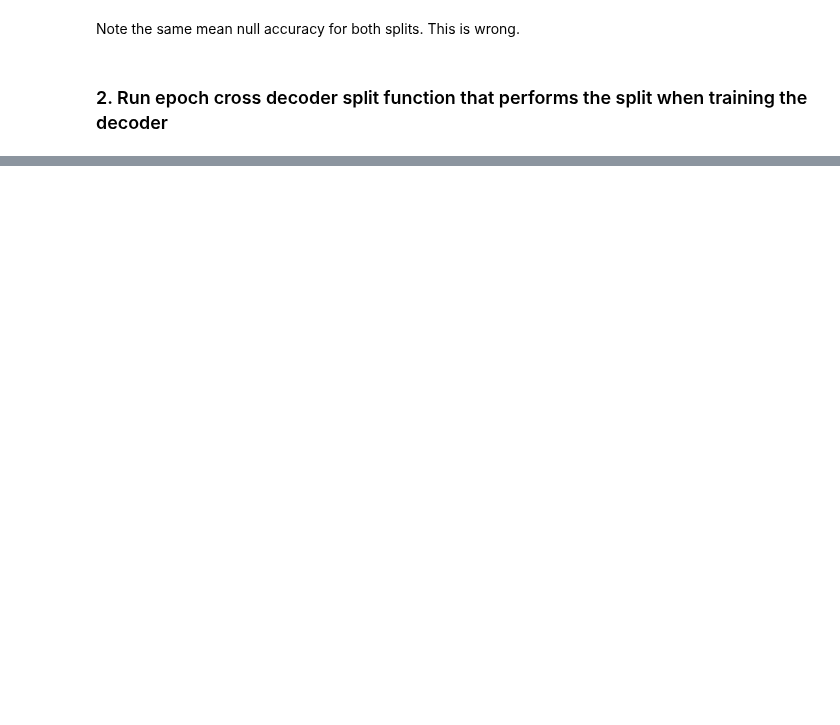
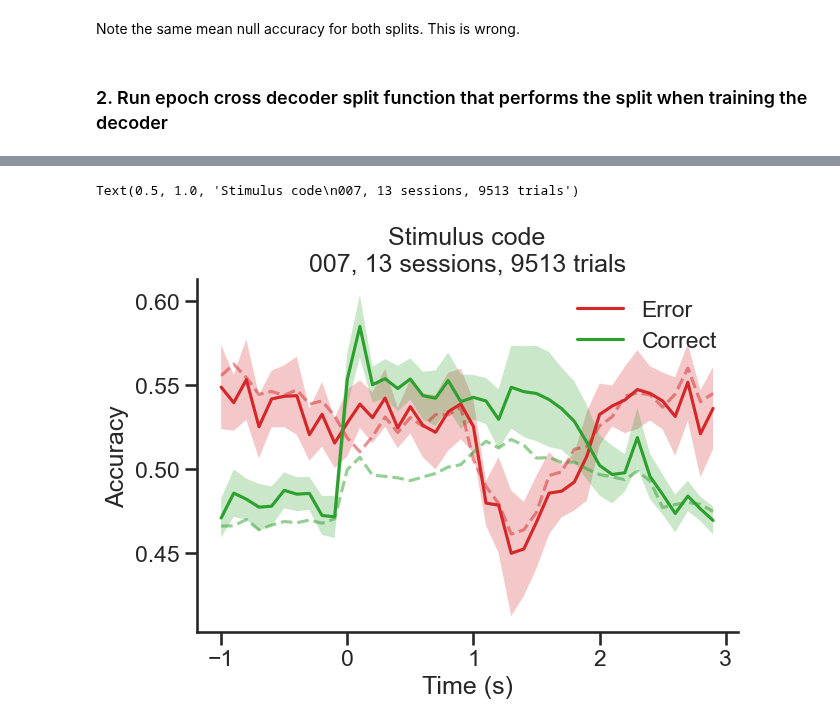
Before and after one commit to 3leni0n/PycharmProjects, a Jupyter notebook: ephys/decoder/notebook.ipynb, the cells around one changed output, grey strips where cells are left out. Saved outputs shown, nothing was run; the diff lists cells and outputs as text; code cells hidden in the pictures; blank space fills up the shorter version.

```diff
--- a/ephys/decoder/notebook.ipynb
+++ b/ephys/decoder/notebook.ipynb
@@ -288,4 +319,14 @@ Wall time: 0 ns
 # %%
 # Load epoch cross decoder split results across sessions
 with open(Path(folder_parent / 'results_mean_epoch_cross_decoder_stim_split_by_Hit.pkl'), 'rb') as f:
-    results = pickle.load(f)
+    results_stim = pickle.load(f)
+# %%
+# Plot mean epoch cross decoder split results across sessions
+plot_mean_epoch_cross_decoder_split(results_stim, z_null=True)
+n_sessions = len(results_stim['acc'])
+n_trials = np.sum([results_stim['acc'][i][0].shape[0] for i in range(len(results_stim['acc']))])
+plt.title(f'Stimulus code\n'
+          f'{subject}, {n_sessions} sessions, {n_trials} trials')
+# %% [output]
+Text(0.5, 1.0, 'Stimulus code\n007, 13 sessions, 9513 trials')
+[figure, added]
```
Also changed, not shown: parts of 25 cells of this notebook, 1 other file.
